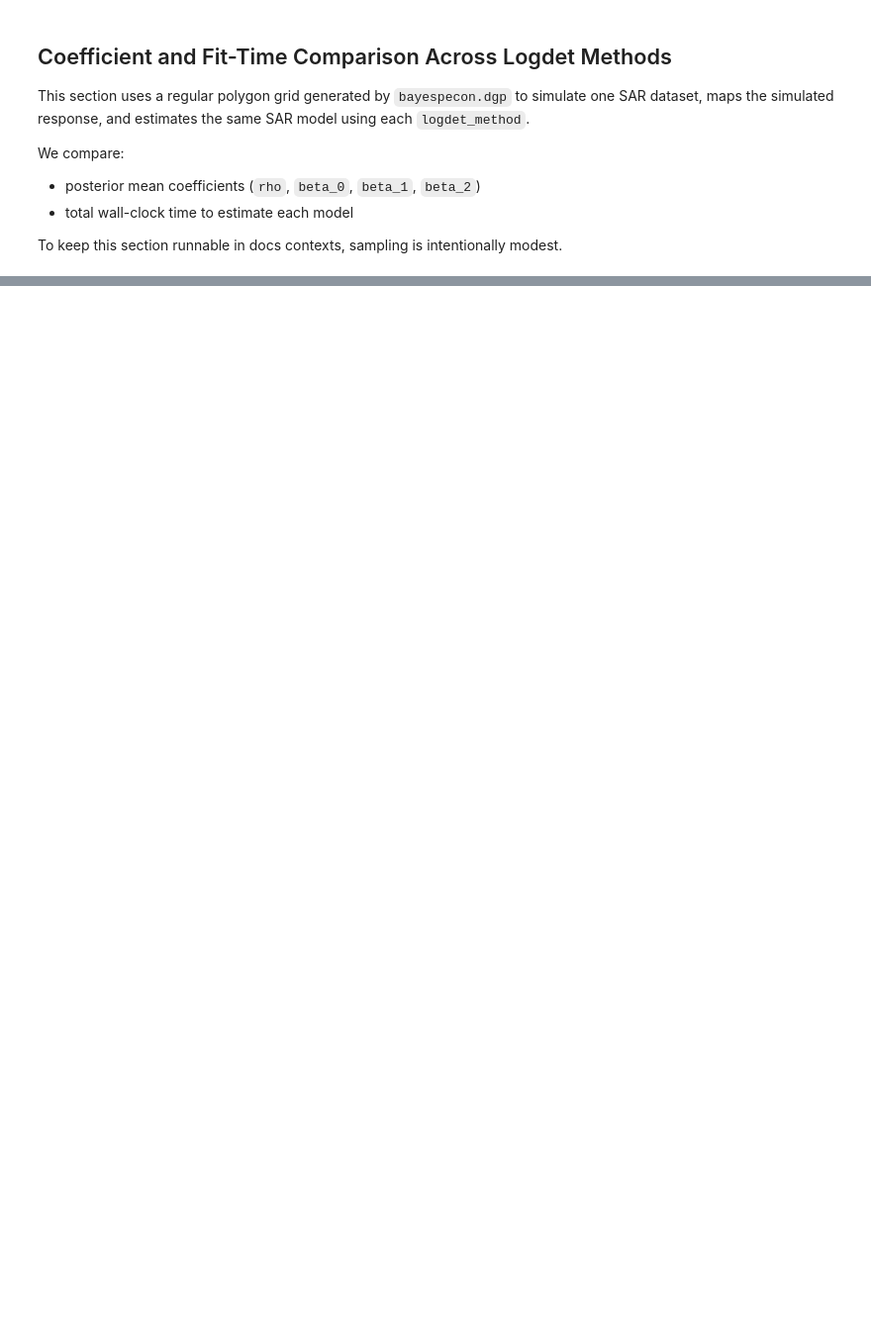
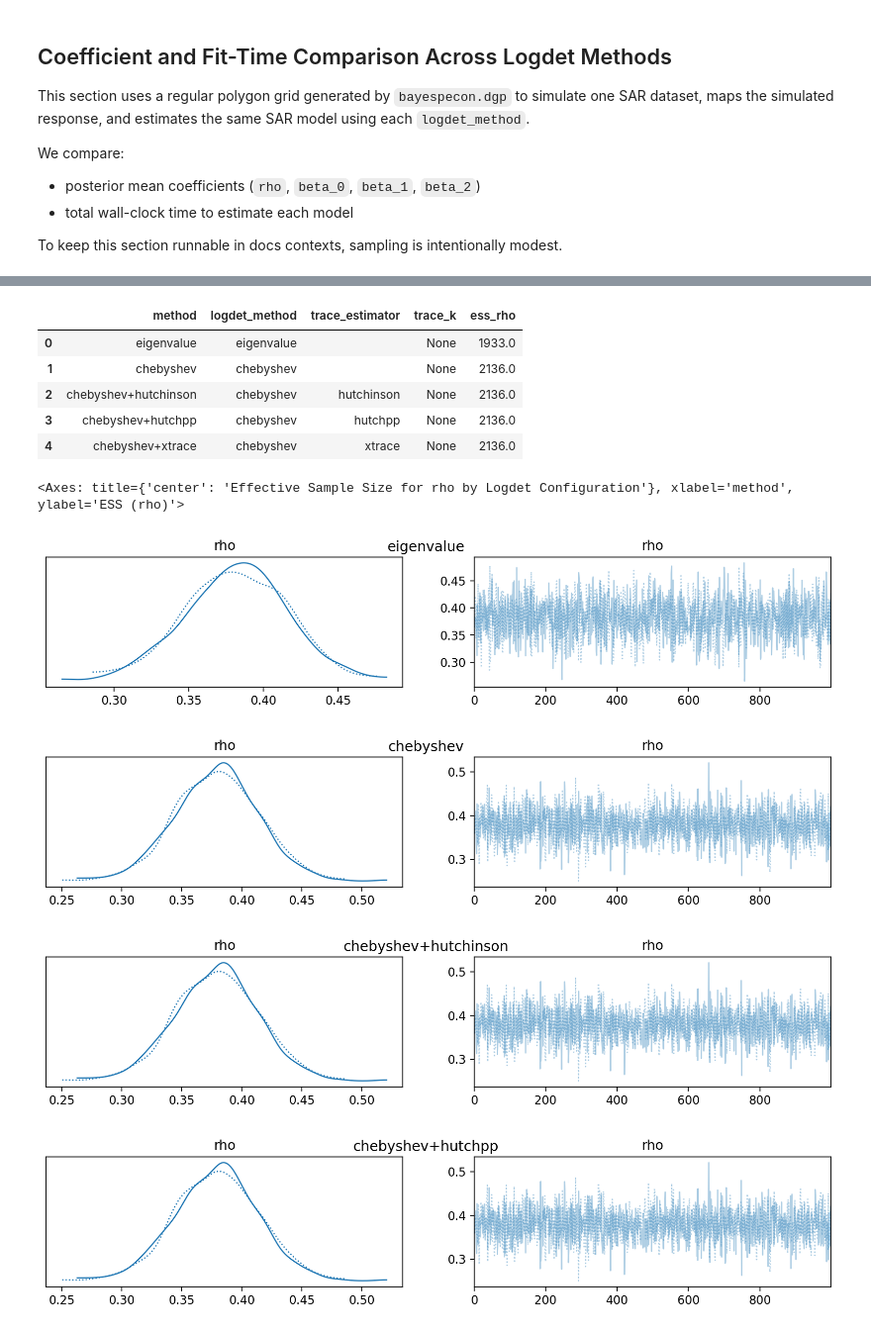
Before and after one commit to knaaptime/bayespecon, a Jupyter notebook: docs/source/user-guide/logdet_profiling.ipynb, the cells around one changed output, grey strips where cells are left out. Shown at 99% size. Drawn from its saved outputs; the diff is of its cells as text; code cells hidden in the pictures; blank space fills up the shorter version.

```diff
--- a/docs/source/user-guide/logdet_profiling.ipynb
+++ b/docs/source/user-guide/logdet_profiling.ipynb
@@ -431,39 +584,64 @@ coef_compare
 # %%
 import arviz as az
 import pandas as pd
 
-# Assuming you have a list of inference data objects (idata) for each method,
-# or you can refit/collect them as needed. If you only have the summary DataFrames,
-# adapt the code to use those directly.
+# Refit each logdet configuration and compare effective sample sizes for rho.
+ess_rows = []
+for spec in methods_for_model:
+    label = spec["label"]
+    trace_kwargs = {}
+    if spec.get("trace_estimator") is not None:
+        trace_kwargs["trace_estimator"] = spec["trace_estimator"]
+    if spec.get("trace_k") is not None:
+        trace_kwargs["trace_k"] = spec["trace_k"]
 
-ess_rows = []
-for i, m in enumerate(methods_for_model):
     model = SAR(
         y=y_model,
         X=X_model,
         W=W_model,
-        logdet_method=m,
+        logdet_method=spec["method"],
         priors={"rho_lower": -1, "rho_upper": 1},
+        **trace_kwargs,
     )
     idata = model.fit(
         draws=1000,
         tune=1000,
         chains=2,
         cores=-1,
         random_seed=2026,
         target_accept=0.95,
         progressbar=False,
         compute_convergence_checks=False,
     )
     summary = az.summary(idata, var_names=["rho"])
     ess = summary.loc["rho", "ess_bulk"]
-    ess_rows.append({"method": m, "ess_rho": ess})
+    ess_rows.append(
+        {
+            "method": label,
+            "logdet_method": spec["method"],
+            "trace_estimator": spec.get("trace_estimator", ""),
+            "trace_k": spec.get("trace_k"),
+            "ess_rho": ess,
+        }
+    )
     az.plot_trace(idata, var_names=["rho"], compact=True, legend=False)
-    plt.suptitle(m)
+    plt.suptitle(label)
 
 ess_df = pd.DataFrame(ess_rows)
 display(ess_df)
 
 ess_df.set_index("method")["ess_rho"].plot.bar(
-    ylabel="ESS (rho)", title="Effective Sample Size for rho by Logdet Method"
+    ylabel="ESS (rho)", title="Effective Sample Size for rho by Logdet Configuration"
 )
+# %% [output]
+|  | method | logdet_method | trace_estimator | trace_k | ess_rho |
+| 0 | eigenvalue | eigenvalue |  | None | 1933.0 |
+| 1 | chebyshev | chebyshev |  | None | 2136.0 |
+| 2 | chebyshev+hutchinson | chebyshev | hutchinson | None | 2136.0 |
+| 3 | chebyshev+hutchpp | chebyshev | hutchpp | None | 2136.0 |
+| 4 | chebyshev+xtrace | chebyshev | xtrace | None | 2136.0 |
+<Axes: title={'center': 'Effective Sample Size for rho by Logdet Configuration'}, xlabel='method', ylabel='ESS (rho)'>
+[figure, added]
+[figure, added]
+[figure, added]
+[figure, added]
```
Also changed, not shown: parts of 10 cells of this notebook, 10 other files.
